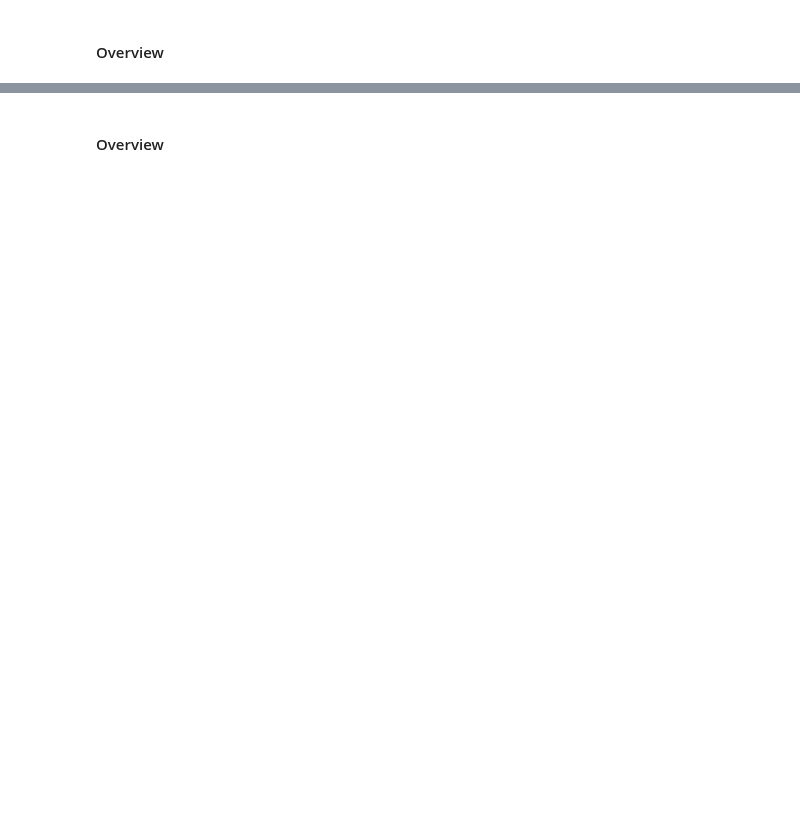
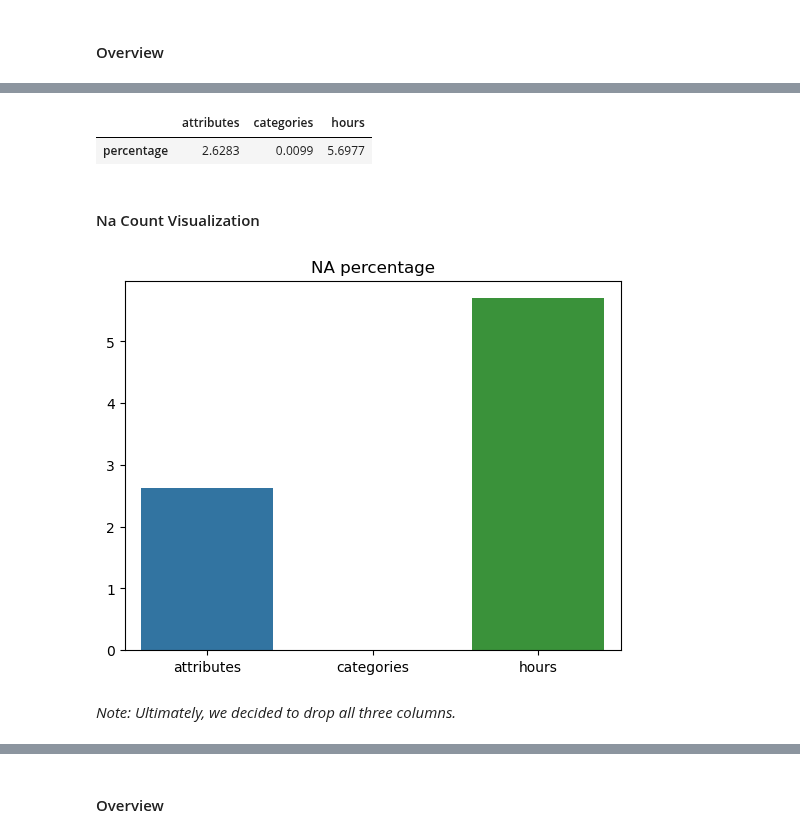
Before and after one commit to MxOdele/AI_Project_3_Group_01, a Jupyter notebook: placeholder_notebook.ipynb, the cells around one changed output, grey strips where cells are left out. Drawn from its saved outputs; the diff is of its cells as text; code cells hidden in the pictures; blank space fills up the shorter version.

```diff
--- a/placeholder_notebook.ipynb
+++ b/placeholder_notebook.ipynb
@@ -182,0 +550,31 @@ checkin_df.head()
+# %%
+# Verifying missing records as percentages for specific features
+# Calculating percentages
+na_prcnt = data_df[['attributes','categories','hours']].isna().sum()/data_df.shape[0]*100
+
+# Converting to a DataFrame
+nas_df = pd.DataFrame(na_prcnt, columns=['percentage'])
+
+# Transposing values
+nas_df = nas_df.transpose()
+
+# Rounding values
+nas_df.round(4)
+# %% [output]
+|  | attributes | categories | hours |
+| percentage | 2.6283 | 0.0099 | 5.6977 |
+# %% [markdown]
+#### Na Count Visualization
+# %%
+# Generating a bar plot of NA records
+sns.barplot(data = nas_df).set_title('NA percentage')
+
+# Saving the figure (commented out after initial save)
+plt.savefig('Images/NA_Percentage_Plot.png')
+
+# Displaying the figure
+plt.show()
+# %% [output]
+[figure, added]
+# %% [markdown]
+*Note: Ultimately, we decided to drop all three columns.*
```
Also changed, not shown: parts of 349 cells of this notebook.
